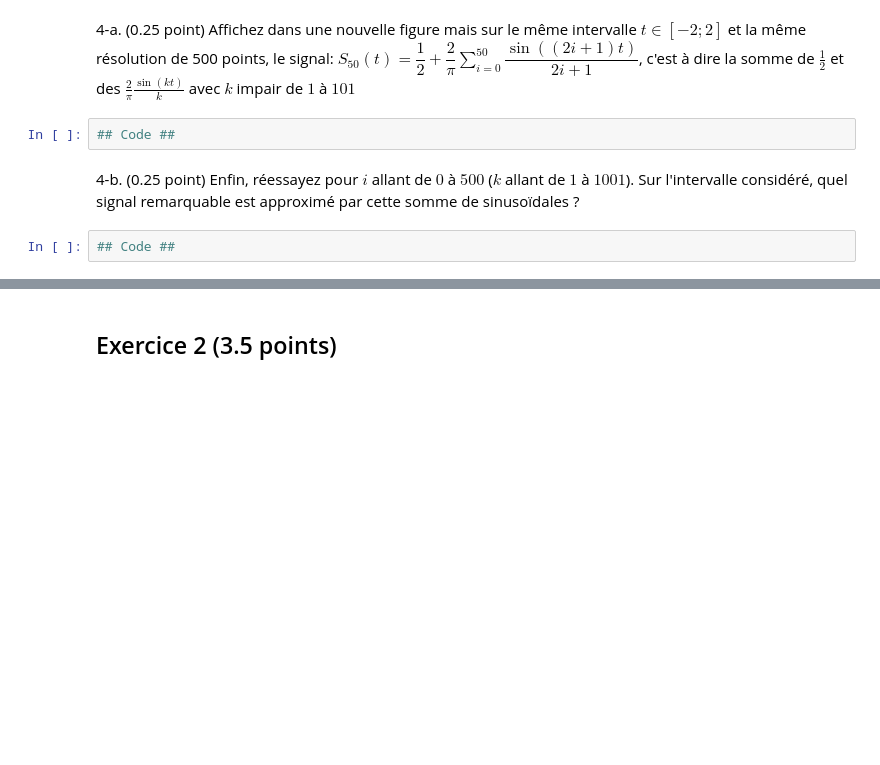
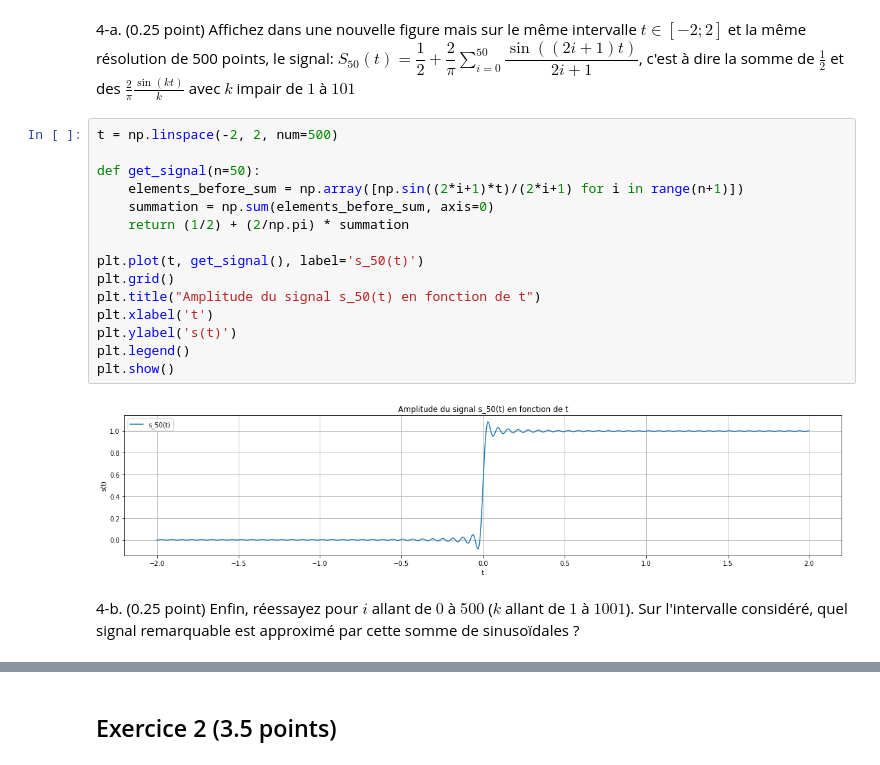
Before and after one commit to conorato/INF8725, a Jupyter notebook: tp1/lab1_fr.ipynb, the cells around one changed output, grey strips where cells are left out. Cells and saved outputs as stored; diff of their text form; blank space fills up the shorter version.

```diff
--- a/tp1/lab1_fr.ipynb
+++ b/tp1/lab1_fr.ipynb
@@ -50,8 +90,21 @@ sur l'intervalle $t \in [-2; 2]$ et avec une résolution de 500 points.
 # %% [markdown]
 4-a. (0.25 point) Affichez dans une nouvelle figure mais sur le même intervalle $t\in[-2;2]$ et la même résolution de 500 points, le signal: $S_{50}(t) = \dfrac{1}{2} + \dfrac{2}{\pi} \sum_{i=0}^{50} \dfrac{\sin((2i+1) t)}{2i+1}$, c'est à dire la somme de $\frac{1}{2}$ et des $\frac{2}{\pi}\frac{\sin(k t)}{k}$ avec $k$ impair de $1$ à $101$
-# %%
-## Code ##
+# %%
+t = np.linspace(-2, 2, num=500)
+
+def get_signal(n=50):
+    elements_before_sum = np.array([np.sin((2*i+1)*t)/(2*i+1) for i in range(n+1)])
+    summation = np.sum(elements_before_sum, axis=0)
+    return (1/2) + (2/np.pi) * summation
+
+plt.plot(t, get_signal(), label='s_50(t)')
+plt.grid()
+plt.title("Amplitude du signal s_50(t) en fonction de t")
+plt.xlabel('t')
+plt.ylabel('s(t)')
+plt.legend()
+plt.show()
+# %% [output]
+[figure, added]
 # %% [markdown]
 4-b. (0.25 point) Enfin, réessayez pour $i$ allant de $0$ à $500$ ($k$ allant de $1$ à $1001$). Sur l'intervalle considéré, quel signal remarquable est approximé par cette somme de sinusoïdales ?
-# %%
-## Code ##
```
Also changed, not shown: parts of 12 cells of this notebook.
